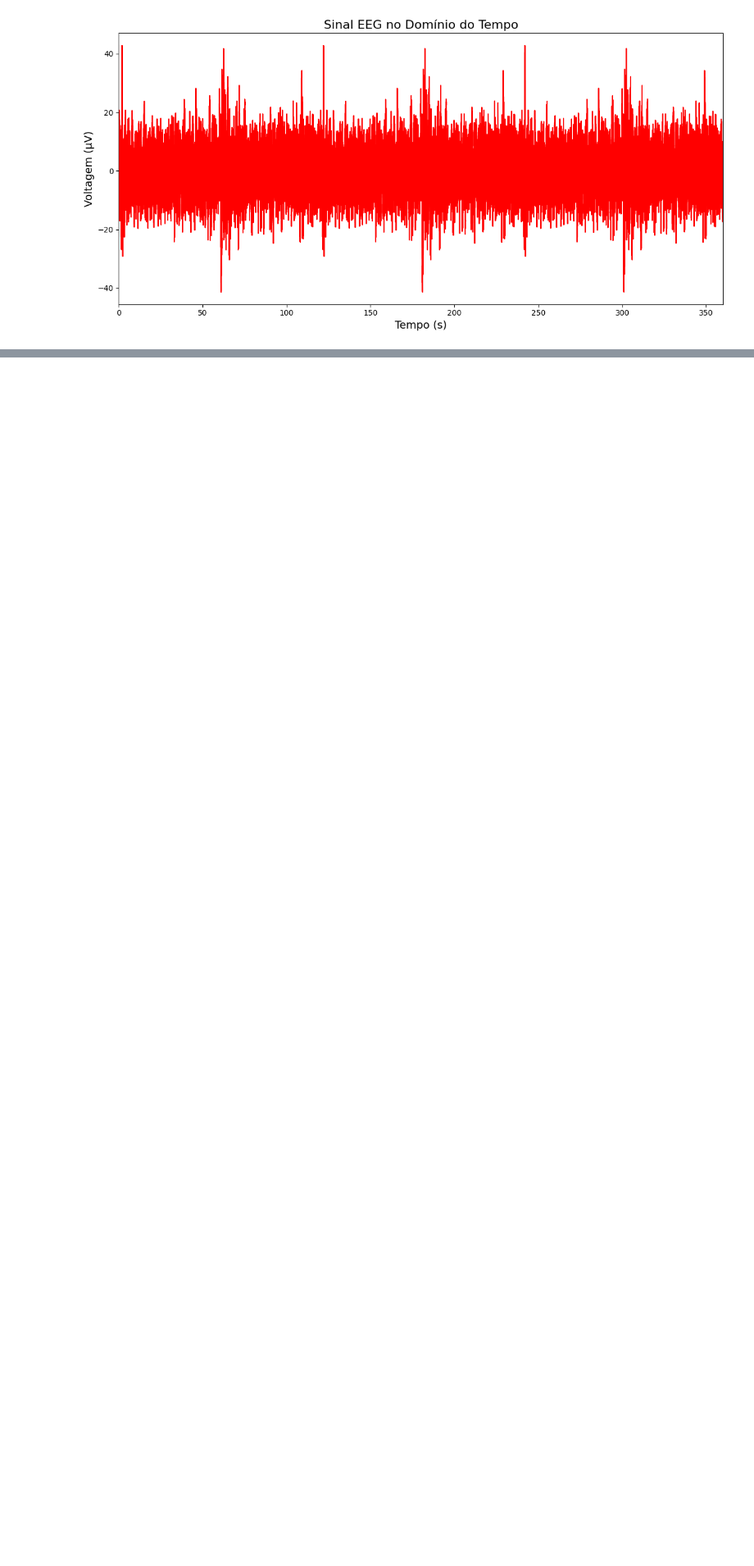
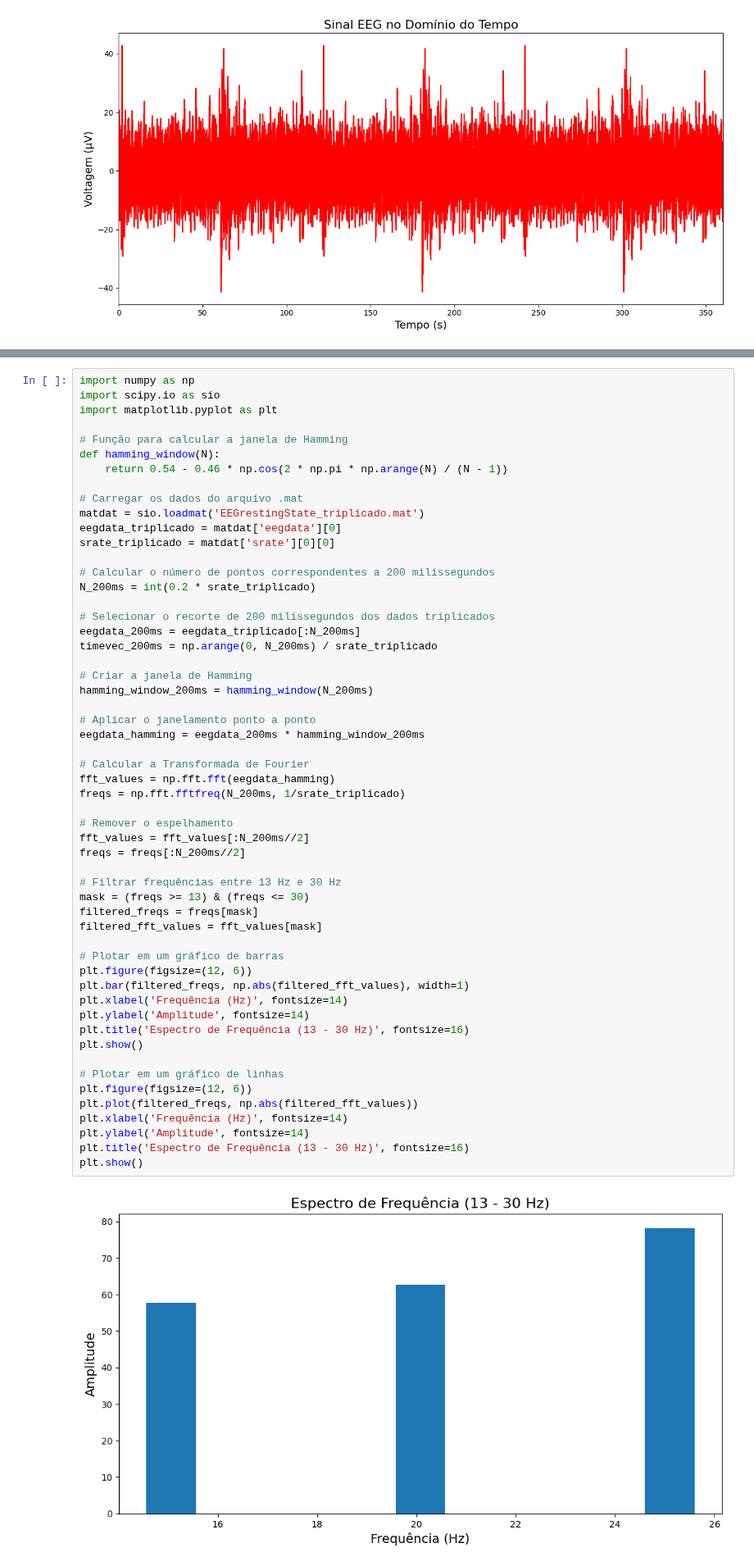
Before and after one commit to PauloMatheusGr/DSP-Class, a Jupyter notebook: aula-fft.ipynb, the cells around one changed output, grey strips where cells are left out. Shown at 82% size. Cells and saved outputs as stored; diff of their text form; blank space fills up the shorter version.

```diff
--- a/aula-fft.ipynb
+++ b/aula-fft.ipynb
@@ -286,0 +216,57 @@ plt.show()
+# %%
+import numpy as np
+import scipy.io as sio
+import matplotlib.pyplot as plt
+
+# Função para calcular a janela de Hamming
+def hamming_window(N):
+    return 0.54 - 0.46 * np.cos(2 * np.pi * np.arange(N) / (N - 1))
+
+# Carregar os dados do arquivo .mat
+matdat = sio.loadmat('EEGrestingState_triplicado.mat')
+eegdata_triplicado = matdat['eegdata'][0]
+srate_triplicado = matdat['srate'][0][0]
+
+# Calcular o número de pontos correspondentes a 200 milissegundos
+N_200ms = int(0.2 * srate_triplicado)
+
+# Selecionar o recorte de 200 milissegundos dos dados triplicados
+eegdata_200ms = eegdata_triplicado[:N_200ms]
+timevec_200ms = np.arange(0, N_200ms) / srate_triplicado
+
+# Criar a janela de Hamming
+hamming_window_200ms = hamming_window(N_200ms)
+
+# Aplicar o janelamento ponto a ponto
+eegdata_hamming = eegdata_200ms * hamming_window_200ms
+
+# Calcular a Transformada de Fourier
+fft_values = np.fft.fft(eegdata_hamming)
+freqs = np.fft.fftfreq(N_200ms, 1/srate_triplicado)
+
+# Remover o espelhamento
+fft_values = fft_values[:N_200ms//2]
+freqs = freqs[:N_200ms//2]
+
+# Filtrar frequências entre 13 Hz e 30 Hz
+mask = (freqs >= 13) & (freqs <= 30)
+filtered_freqs = freqs[mask]
+filtered_fft_values = fft_values[mask]
+
+# Plotar em um gráfico de barras
+plt.figure(figsize=(12, 6))
+plt.bar(filtered_freqs, np.abs(filtered_fft_values), width=1)
+plt.xlabel('Frequência (Hz)', fontsize=14)
+plt.ylabel('Amplitude', fontsize=14)
+plt.title('Espectro de Frequência (13 - 30 Hz)', fontsize=16)
+plt.show()
+
+# Plotar em um gráfico de linhas
+plt.figure(figsize=(12, 6))
+plt.plot(filtered_freqs, np.abs(filtered_fft_values))
+plt.xlabel('Frequência (Hz)', fontsize=14)
+plt.ylabel('Amplitude', fontsize=14)
+plt.title('Espectro de Frequência (13 - 30 Hz)', fontsize=16)
+plt.show()
+# %% [output]
+[figure, added]
```
Also changed, not shown: parts of 6 cells of this notebook, 6 other files.
